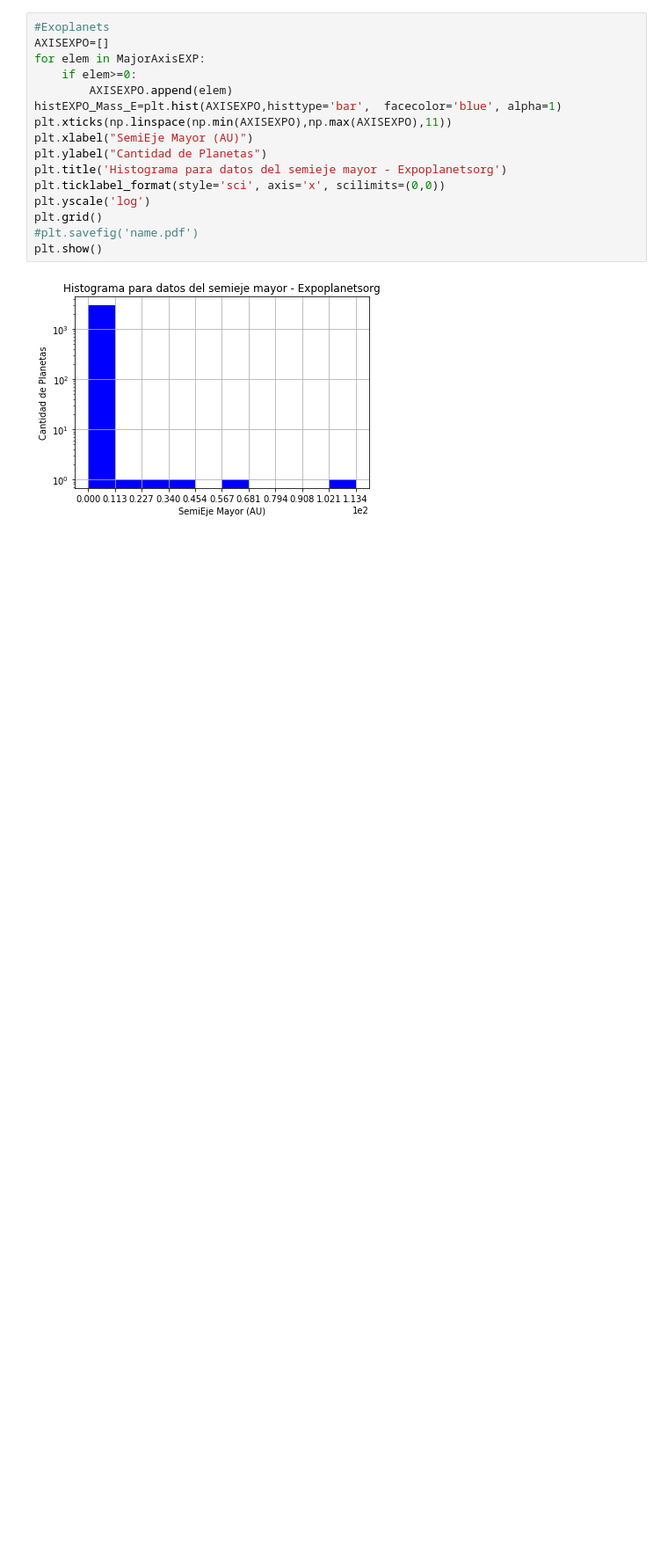
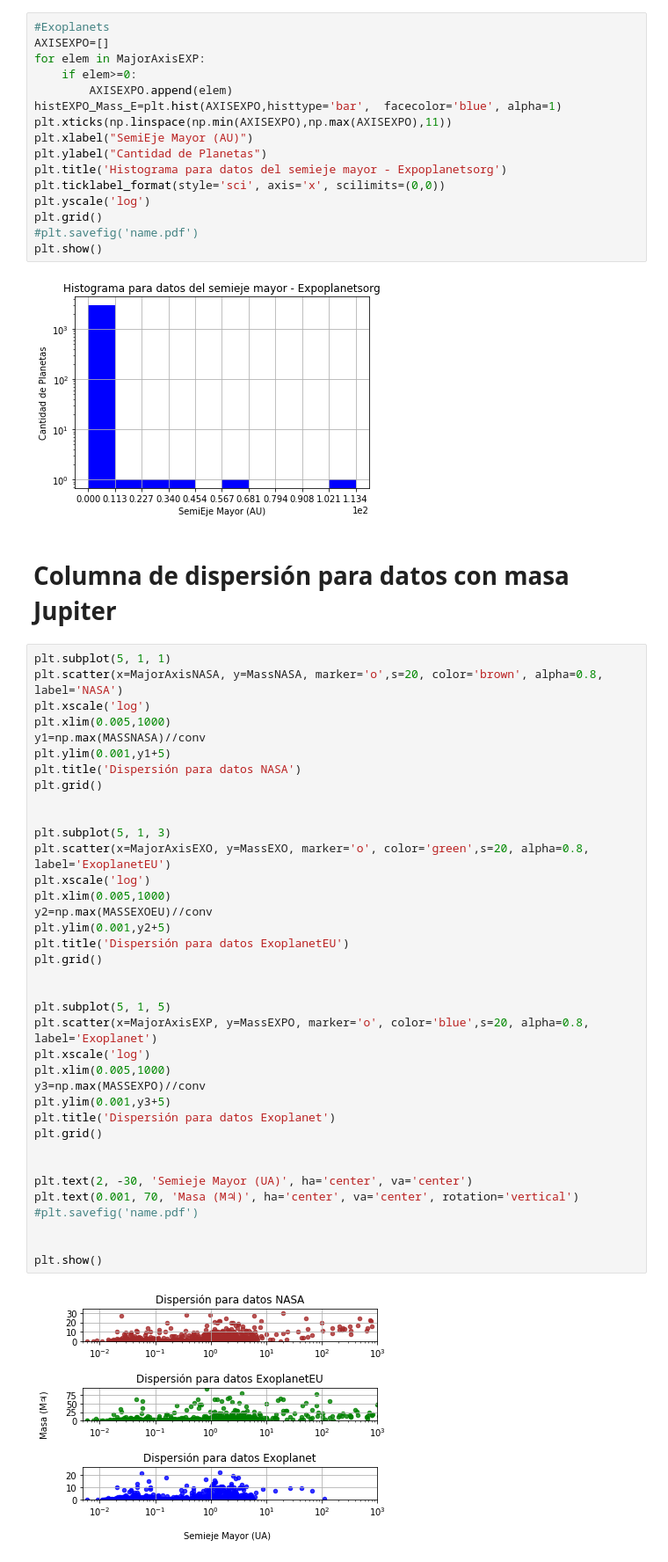
Before and after one commit to anmsuarezma/ExoplanetasPython, a Jupyter notebook: Tarea1.ipynb, the cells around one changed output. Shown at 88% size. Cells and saved outputs as stored; diff of their text form; blank space fills up the shorter version.

Commit message:
Notebook completo
Columnas con gráficos de dispersión agregadas

```diff
--- a/Tarea1.ipynb
+++ b/Tarea1.ipynb
@@ -317,3 +315,44 @@ plt.grid()
 plt.show()
 # %% [output]
 [figure]
+# %% [markdown]
+# Columna de dispersión para datos con masa Jupiter
+# %%
+plt.subplot(5, 1, 1)
+plt.scatter(x=MajorAxisNASA, y=MassNASA, marker='o',s=20, color='brown', alpha=0.8, label='NASA')
+plt.xscale('log')
+plt.xlim(0.005,1000)
+y1=np.max(MASSNASA)//conv
+plt.ylim(0.001,y1+5)
+plt.title('Dispersión para datos NASA')
+plt.grid()
+
+
+plt.subplot(5, 1, 3)
+plt.scatter(x=MajorAxisEXO, y=MassEXO, marker='o', color='green',s=20, alpha=0.8, label='ExoplanetEU')
+plt.xscale('log')
+plt.xlim(0.005,1000)
+y2=np.max(MASSEXOEU)//conv
+plt.ylim(0.001,y2+5)
+plt.title('Dispersión para datos ExoplanetEU')
+plt.grid()
+
+
+plt.subplot(5, 1, 5)
+plt.scatter(x=MajorAxisEXP, y=MassEXPO, marker='o', color='blue',s=20, alpha=0.8, label='Exoplanet')
+plt.xscale('log')
+plt.xlim(0.005,1000)
+y3=np.max(MASSEXPO)//conv
+plt.ylim(0.001,y3+5)
+plt.title('Dispersión para datos Exoplanet')
+plt.grid()
+
+
+plt.text(2, -30, 'Semieje Mayor (UA)', ha='center', va='center')
+plt.text(0.001, 70, 'Masa (M♃)', ha='center', va='center', rotation='vertical')
+#plt.savefig('name.pdf')
+
+
+plt.show()
+# %% [output]
+[figure, added]
```
Also changed, not shown: parts of 3 cells of this notebook.
